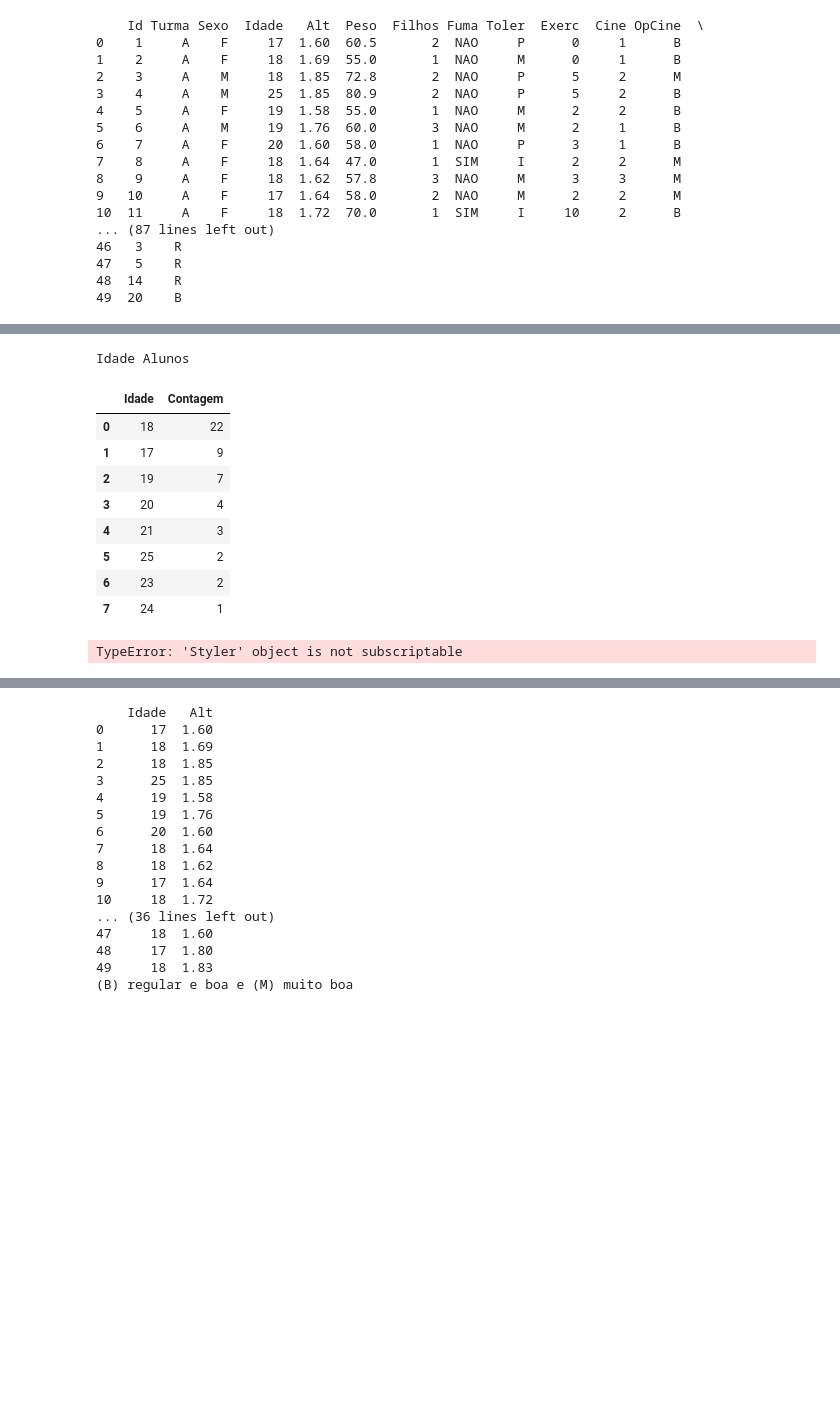
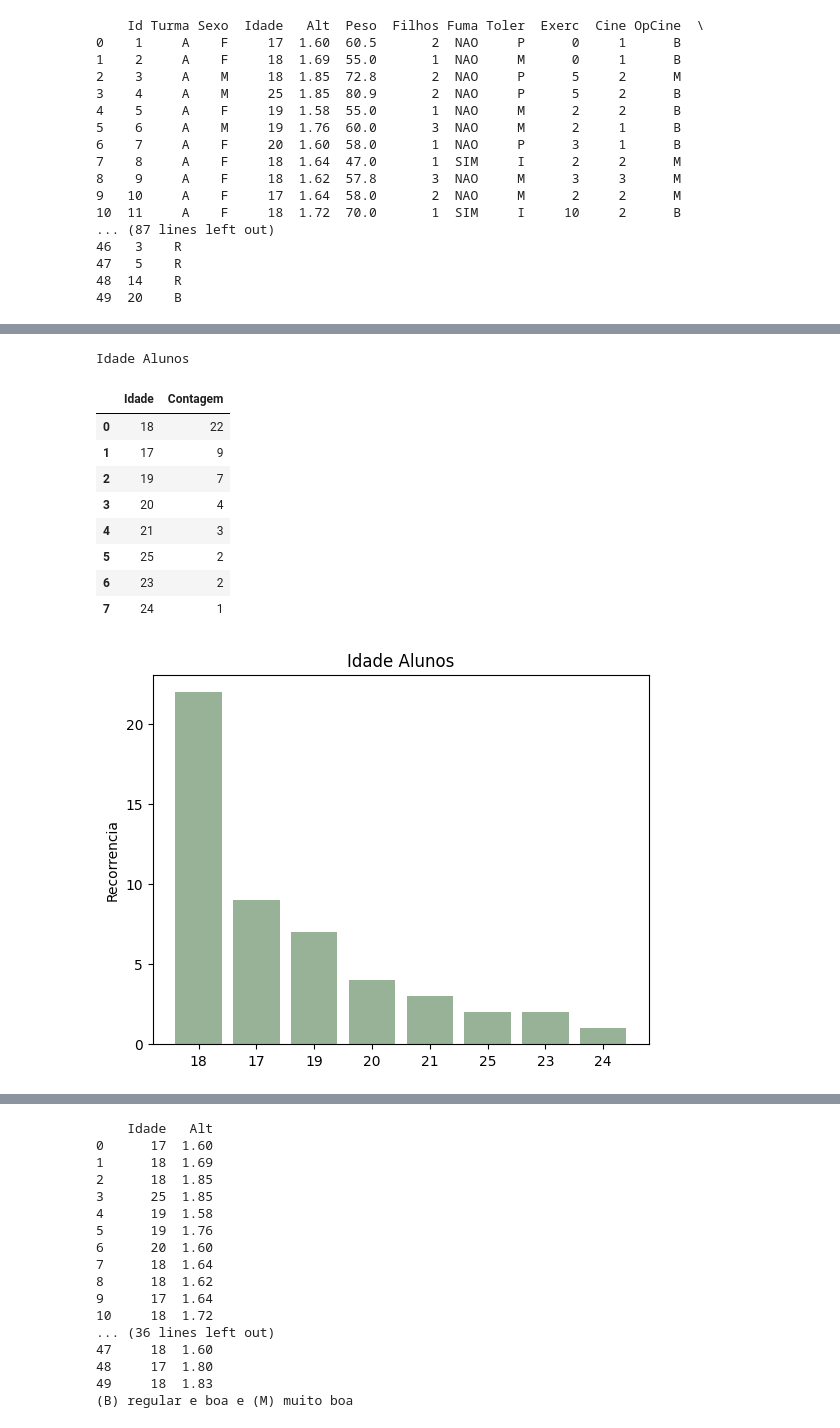
Before and after one commit to mxtqnt/ProbabilidadeEstatistica, a Jupyter notebook: src/08-03/Atividade.ipynb, the cells around one changed output, grey strips where cells are left out. Cells and saved outputs as stored; diff of their text form; code cells hidden in the pictures; blank space fills up the shorter version.

```diff
--- a/src/08-03/Atividade.ipynb
+++ b/src/08-03/Atividade.ipynb
@@ -70,35 +80,34 @@ plt.show()
 # %%
 data = base_de_dados['Idade'].value_counts().reset_index()
 
-data = data.rename(columns={"count": "Contagem"})
-
-data = data.style.set_caption("Idade Alunos")
-
-display(data)
-
 objects = data['Idade']
-performance = data['Contagem']
+performance = data['count']
 
 y_pos = np.arange(len(objects))
 
 plt.bar(y_pos, performance, align='center', alpha=0.5, color=color)
 plt.xticks(y_pos, objects)
 plt.ylabel('Recorrencia')
 plt.title('Idade Alunos')
 
+data = data.rename(columns={"count": "Contagem"})
+data = data.style.set_caption("Idade Alunos")
+
+display(data)
+
 plt.show()
 # %% [output]
 Idade Alunos
 |  | Idade | Contagem |
 | 0 | 18 | 22 |
 | 1 | 17 | 9 |
 | 2 | 19 | 7 |
 | 3 | 20 | 4 |
 | 4 | 21 | 3 |
 | 5 | 25 | 2 |
 | 6 | 23 | 2 |
 | 7 | 24 | 1 |
-TypeError: 'Styler' object is not subscriptable
+[figure, added]
 # %%
 intervalos = pd.cut(base_de_dados['Alt'], bins=5)
 data = intervalos.value_counts().reset_index()
```
Also changed, not shown: parts of 16 cells of this notebook, 1 other file.
